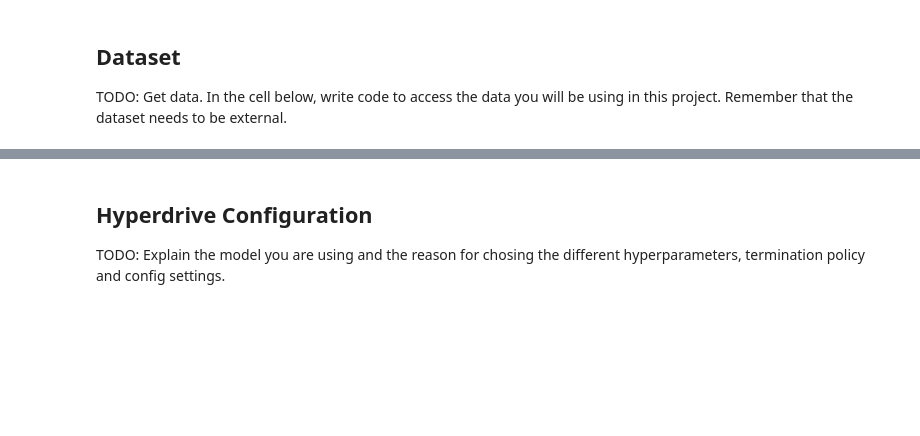
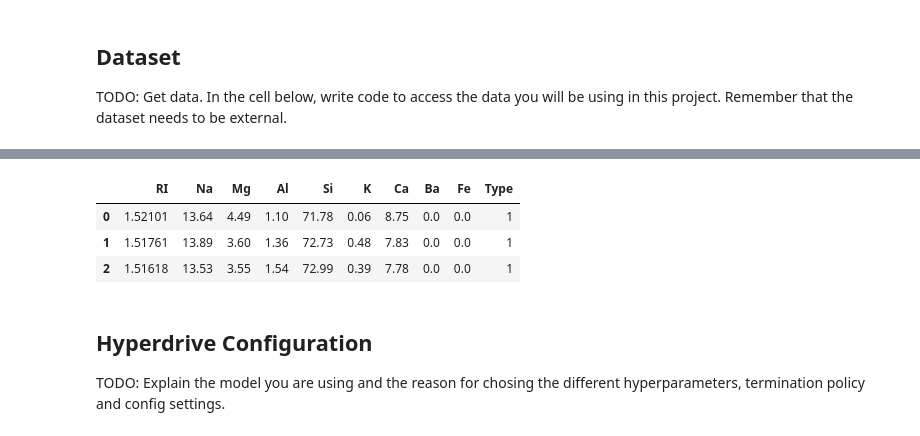
Before and after one commit to Aishwaryasasanapuri/Azure-ML-Capstone-Project, a Jupyter notebook: hyperparameter_tuning.ipynb, the cells around one changed output, grey strips where cells are left out. Cells and saved outputs as stored; diff of their text form; code cells hidden in the pictures; blank space fills up the shorter version.

```diff
--- a/hyperparameter_tuning.ipynb
+++ b/hyperparameter_tuning.ipynb
@@ -86,3 +119,18 @@ df
+# %%
+from azureml.core import Dataset
+from azureml.data.dataset_factory import DataType
+
+# create a TabularDataset from a delimited file behind a public web url and convert column "Survived" to boolean
+web_path ="https://raw.githubusercontent.com/Aishwaryasasanapuri/test2/main/glass.csv"
+final_df = Dataset.Tabular.from_delimited_files(path=web_path) #, set_column_types={'Type': DataType.to_bool()})
+
+# preview the first 3 rows of titanic_ds
+final_df.take(3).to_pandas_dataframe()
+# %% [output]
+|  | RI | Na | Mg | Al | Si | K | Ca | Ba | Fe | Type |
+| 0 | 1.52101 | 13.64 | 4.49 | 1.10 | 71.78 | 0.06 | 8.75 | 0.0 | 0.0 | 1 |
+| 1 | 1.51761 | 13.89 | 3.60 | 1.36 | 72.73 | 0.48 | 7.83 | 0.0 | 0.0 | 1 |
+| 2 | 1.51618 | 13.53 | 3.55 | 1.54 | 72.99 | 0.39 | 7.78 | 0.0 | 0.0 | 1 |
 # %% [markdown]
 ## Hyperdrive Configuration
 
```
Also changed, not shown: parts of 10 cells of this notebook, 2 other files.
